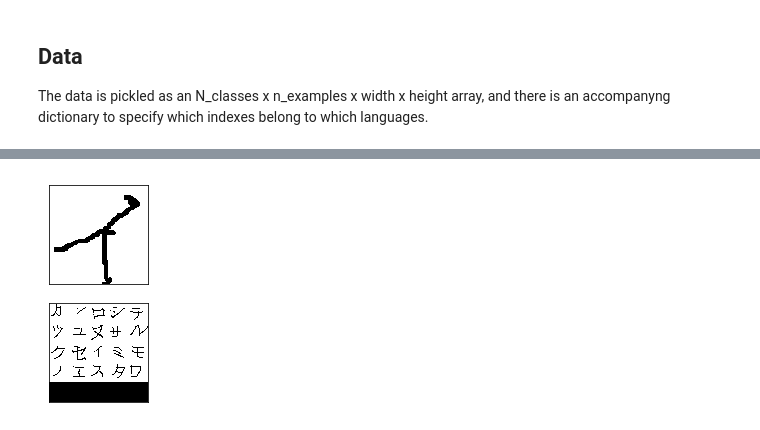
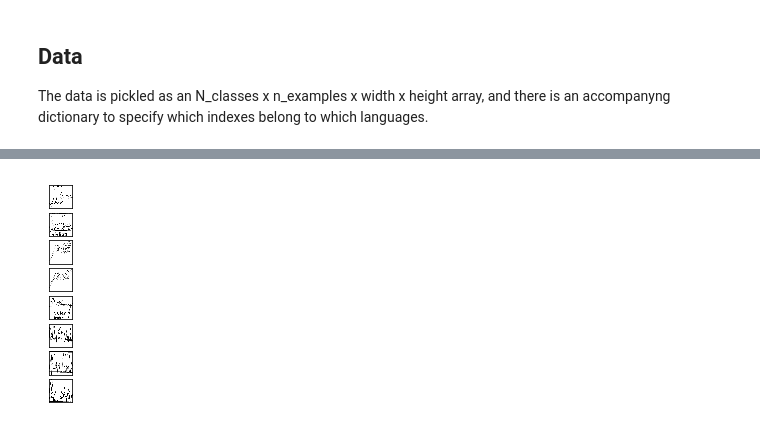
Before and after one commit to justshot/keras-oneshot, a Jupyter notebook: SiameseNet-Signature.ipynb, the cells around one changed output, grey strips where cells are left out. Drawn from its saved outputs; the diff is of its cells as text; code cells hidden in the pictures.

Commit message:
implemented draft signature training model

```diff
--- a/SiameseNet-Signature.ipynb
+++ b/SiameseNet-Signature.ipynb
@@ -64,16 +64,19 @@ The data is pickled as an N_classes x n_examples x width x height array, and the
 # %%
 PATH = "./" #CHANGE THIS - path where the pickled data is stored
 
-with open(os.path.join(PATH, "train.pickle"), "rb") as f:
+
+with open(os.path.join(PATH, "sig_data_train.pickle"), "rb") as f:
     (X,c) = pickle.load(f)
 
 with open(os.path.join(PATH, "val.pickle"), "rb") as f:
     (Xval,cval) = pickle.load(f)
 
-print("X's shape {}".format(X.shape))
-print("training alphabets")
-print(c.keys())
-print("Korean: {}".format(c['Korean']))
+print("X's length {}".format(len(X)))
+
+# print("training alphabets")
+# print("X's shape {}".format(X.shape))
+# print("training alphabets")
+# print(c.keys())
 print("validation alphabets:")
 print(cval.keys())
 # %% [output]
@@ -188,37 +229,91 @@ loading data from ./val.pickle
 
 def concat_images(X):
     """Concatenates a bunch of images into a big matrix for plotting purposes."""
     nc,h,w,_ = X.shape
     X = X.reshape(nc,h,w)
     n = np.ceil(np.sqrt(nc)).astype("int8")
     img = np.zeros((n*w,n*h))
     x = 0
     y = 0
     for example in range(nc):
         img[x*w:(x+1)*w,y*h:(y+1)*h] = X[example]
         y += 1
         if y >= n:
             y = 0
             x += 1
     return img
 
 
-def plot_oneshot_task(pairs):
+def plot_oneshot_task_original(pairs):
     """Takes a one-shot task given to a siamese net and  """
     fig,(ax1,ax2) = plt.subplots(2)
     ax1.matshow(pairs[0][0].reshape(105,105),cmap='gray')
     img = concat_images(pairs[1])
     ax1.get_yaxis().set_visible(False)
     ax1.get_xaxis().set_visible(False)
     ax2.matshow(img,cmap='gray')
     plt.xticks([])
     plt.yticks([])
     plt.show()
+
+def plot_batch_task(pairs):
+    """Takes a one-shot task given to a siamese net and  """
+    fig,(ax1,ax2,ax3,ax4,ax5,ax6,ax7,ax8) = plt.subplots(8)
+
+    ax1.matshow(pairs[0][0].reshape(105,105),cmap='gray')
+#     img = concat_images(pairs[1])
+    ax1.get_yaxis().set_visible(False)
+    ax1.get_xaxis().set_visible(False)
+
+    ax2.matshow(pairs[1][0].reshape(105,105),cmap='gray')
+#     img = concat_images(pairs[1])
+    ax2.get_yaxis().set_visible(False)
+    ax2.get_xaxis().set_visible(False)
+
+    ax3.matshow(pairs[0][4].reshape(105,105),cmap='gray')
+#     img = concat_images(pairs[1])
+    ax3.get_yaxis().set_visible(False)
+    ax3.get_xaxis().set_visible(False)
+
+    ax4.matshow(pairs[1][4].reshape(105,105),cmap='gray')
+#     img = concat_images(pairs[1])
+    ax4.get_yaxis().set_visible(False)
+    ax4.get_xaxis().set_visible(False)
+
+    ax5.matshow(pairs[0][5].reshape(105,105),cmap='gray')
+#     img = concat_images(pairs[1])
+    ax5.get_yaxis().set_visible(False)
+    ax5.get_xaxis().set_visible(False)
+
+    ax6.matshow(pairs[1][5].reshape(105,105),cmap='gray')
+#     img = concat_images(pairs[1])
+    ax6.get_yaxis().set_visible(False)
+    ax6.get_xaxis().set_visible(False)
+
+
+    ax7.matshow(pairs[0][9].reshape(105,105),cmap='gray')
+#     img = concat_images(pairs[1])
+    ax7.get_yaxis().set_visible(False)
+    ax7.get_xaxis().set_visible(False)
+
+    ax8.matshow(pairs[1][9].reshape(105,105),cmap='gray')
+#     img = concat_images(pairs[1])
+    ax8.get_yaxis().set_visible(False)
+    ax8.get_xaxis().set_visible(False)
+
+    plt.xticks([])
+    plt.yticks([])
+    plt.show()
+
+
 #example of a one-shot learning task
-pairs, targets = loader.make_oneshot_task(20,"train","Japanese_(katakana)")
-plot_oneshot_task(pairs)
+# pairs, targets = loader.make_oneshot_task(20,"train","Japanese_(katakana)")
+# plot_oneshot_task(pairs)
+
+pairs, targets = loader.get_batch(10)
+plot_batch_task(pairs)
 # %% [output]
-[figure, old version]
+[figure, new version]
 # %%
 
 #Training loop
```
Also changed, not shown: parts of 3 cells of this notebook, 2 other files.
